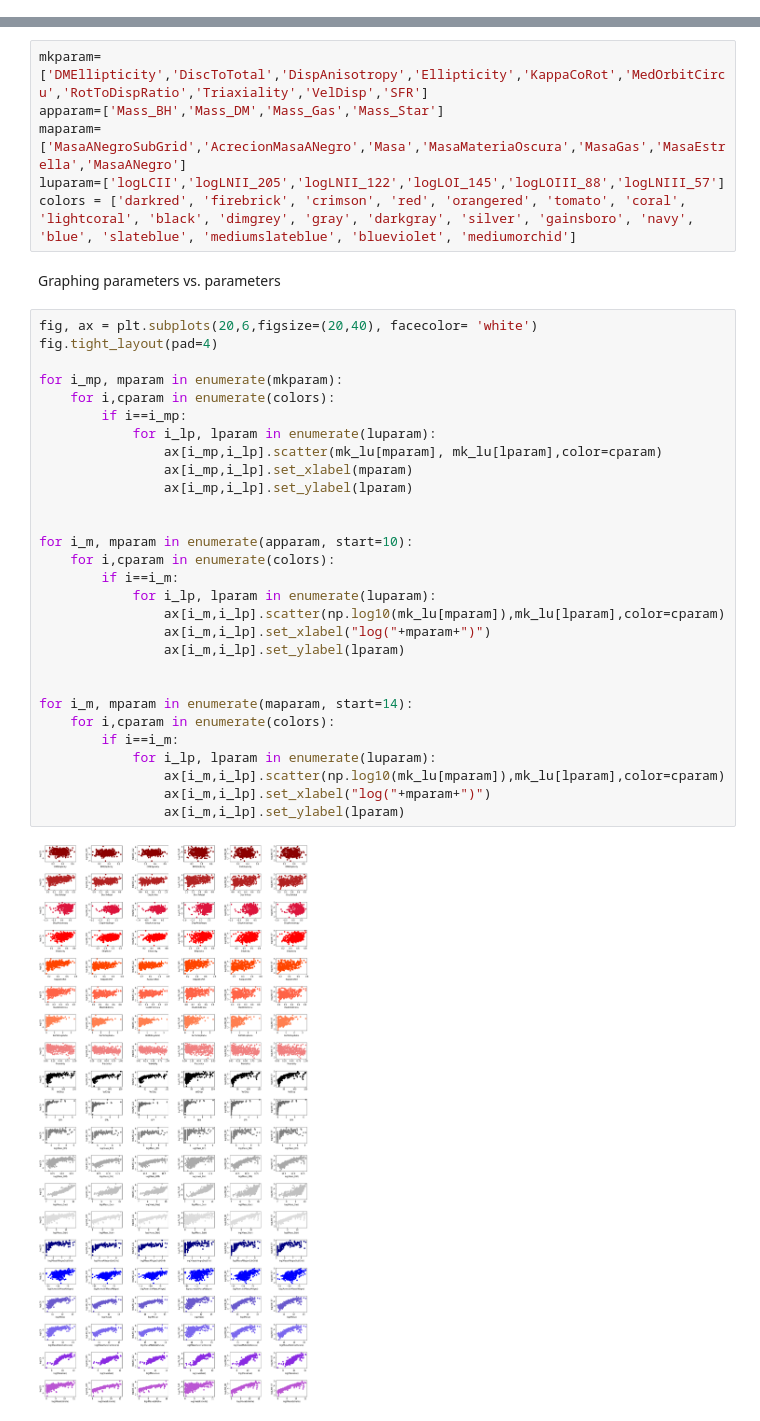
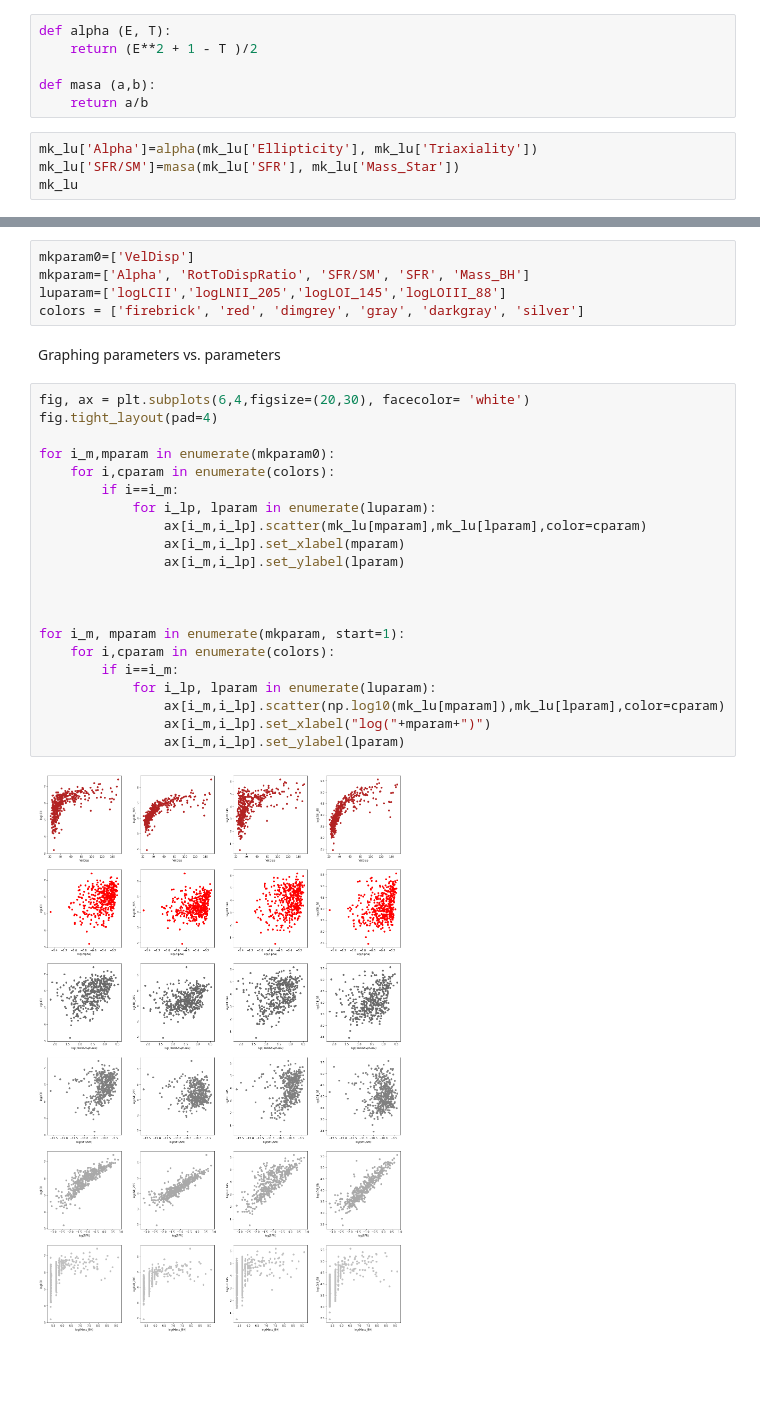
Before and after one commit to MariaPaulaRojas/RECA-internship, a Jupyter notebook: Analysis/FirstLuminosities.ipynb, the cells around one changed output, grey strips where cells are left out. Cells and saved outputs as stored; diff of their text form; blank space fills up the shorter version.

```diff
--- a/Analysis/FirstLuminosities.ipynb
+++ b/Analysis/FirstLuminosities.ipynb
@@ -95,3 +96,13 @@ Table length=415
 | 497407 | 0.347649175981239 | 0.0955179514310277 | 0.3646512282018738 | 0.4032094641126055 | 0.24878718882212703 | 0.09452980314751308 | 0.1504742106785044 | ... |
 | 500685 | 0.12278404019134426 | 0.22060504562231942 | 0.20760476926422677 | 0.31617061078294884 | 0.2827772618925672 | 0.15889464945743706 | 0.3307739822584142 | ... |
 | 516136 | 0.2432806007367615 | 0.12331260258672694 | 0.17698269885652318 | 0.3621675774082017 | 0.18202568116628923 | 0.07065370160626128 | 0.10978773413722587 | ... |
+# %%
+def alpha (E, T):
+    return (E**2 + 1 - T )/2
+
+def masa (a,b):
+    return a/b
+# %%
+mk_lu['Alpha']=alpha(mk_lu['Ellipticity'], mk_lu['Triaxiality'])
+mk_lu['SFR/SM']=masa(mk_lu['SFR'], mk_lu['Mass_Star'])
+mk_lu
@@ -104,42 +135,33 @@ mk_lu.columns
 # %% [markdown]
 Setting the parameters to be plotted
 # %%
-mkparam=['DMEllipticity','DiscToTotal','DispAnisotropy','Ellipticity','KappaCoRot','MedOrbitCircu','RotToDispRatio','Triaxiality','VelDisp','SFR']
-apparam=['Mass_BH','Mass_DM','Mass_Gas','Mass_Star']
-maparam=['MasaANegroSubGrid','AcrecionMasaANegro','Masa','MasaMateriaOscura','MasaGas','MasaEstrella','MasaANegro']
-luparam=['logLCII','logLNII_205','logLNII_122','logLOI_145','logLOIII_88','logLNIII_57']
-colors = ['darkred', 'firebrick', 'crimson', 'red', 'orangered', 'tomato', 'coral', 'lightcoral', 'black', 'dimgrey', 'gray', 'darkgray', 'silver', 'gainsboro', 'navy', 'blue', 'slateblue', 'mediumslateblue', 'blueviolet', 'mediumorchid']
+mkparam0=['VelDisp']
+mkparam=['Alpha', 'RotToDispRatio', 'SFR/SM', 'SFR', 'Mass_BH']
+luparam=['logLCII','logLNII_205','logLOI_145','logLOIII_88']
+colors = ['firebrick', 'red', 'dimgrey', 'gray', 'darkgray', 'silver']
 # %% [markdown]
 Graphing parameters vs. parameters
 # %%
-fig, ax = plt.subplots(20,6,figsize=(20,40), facecolor= 'white')
+fig, ax = plt.subplots(6,4,figsize=(20,30), facecolor= 'white')
 fig.tight_layout(pad=4)
 
-for i_mp, mparam in enumerate(mkparam):
+for i_m,mparam in enumerate(mkparam0):
     for i,cparam in enumerate(colors):
-        if i==i_mp:
+        if i==i_m:
             for i_lp, lparam in enumerate(luparam):
-                ax[i_mp,i_lp].scatter(mk_lu[mparam], mk_lu[lparam],color=cparam)
-                ax[i_mp,i_lp].set_xlabel(mparam)
-                ax[i_mp,i_lp].set_ylabel(lparam)
+                ax[i_m,i_lp].scatter(mk_lu[mparam],mk_lu[lparam],color=cparam)
+                ax[i_m,i_lp].set_xlabel(mparam)
+                ax[i_m,i_lp].set_ylabel(lparam)
 
 
-for i_m, mparam in enumerate(apparam, start=10):
+
+for i_m, mparam in enumerate(mkparam, start=1):
     for i,cparam in enumerate(colors):
         if i==i_m:
             for i_lp, lparam in enumerate(luparam):
                 ax[i_m,i_lp].scatter(np.log10(mk_lu[mparam]),mk_lu[lparam],color=cparam)
                 ax[i_m,i_lp].set_xlabel("log("+mparam+")")
                 ax[i_m,i_lp].set_ylabel(lparam)
-
-
-for i_m, mparam in enumerate(maparam, start=14):
-    for i,cparam in enumerate(colors):
-        if i==i_m:
-            for i_lp, lparam in enumerate(luparam):
-                ax[i_m,i_lp].scatter(np.log10(mk_lu[mparam]),mk_lu[lparam],color=cparam)
-                ax[i_m,i_lp].set_xlabel("log("+mparam+")")
-                ax[i_m,i_lp].set_ylabel(lparam)
 # %% [output]
-[figure, old version]
+[figure, new version]
 # %%
```
Also changed, not shown: parts of 4 cells of this notebook.
